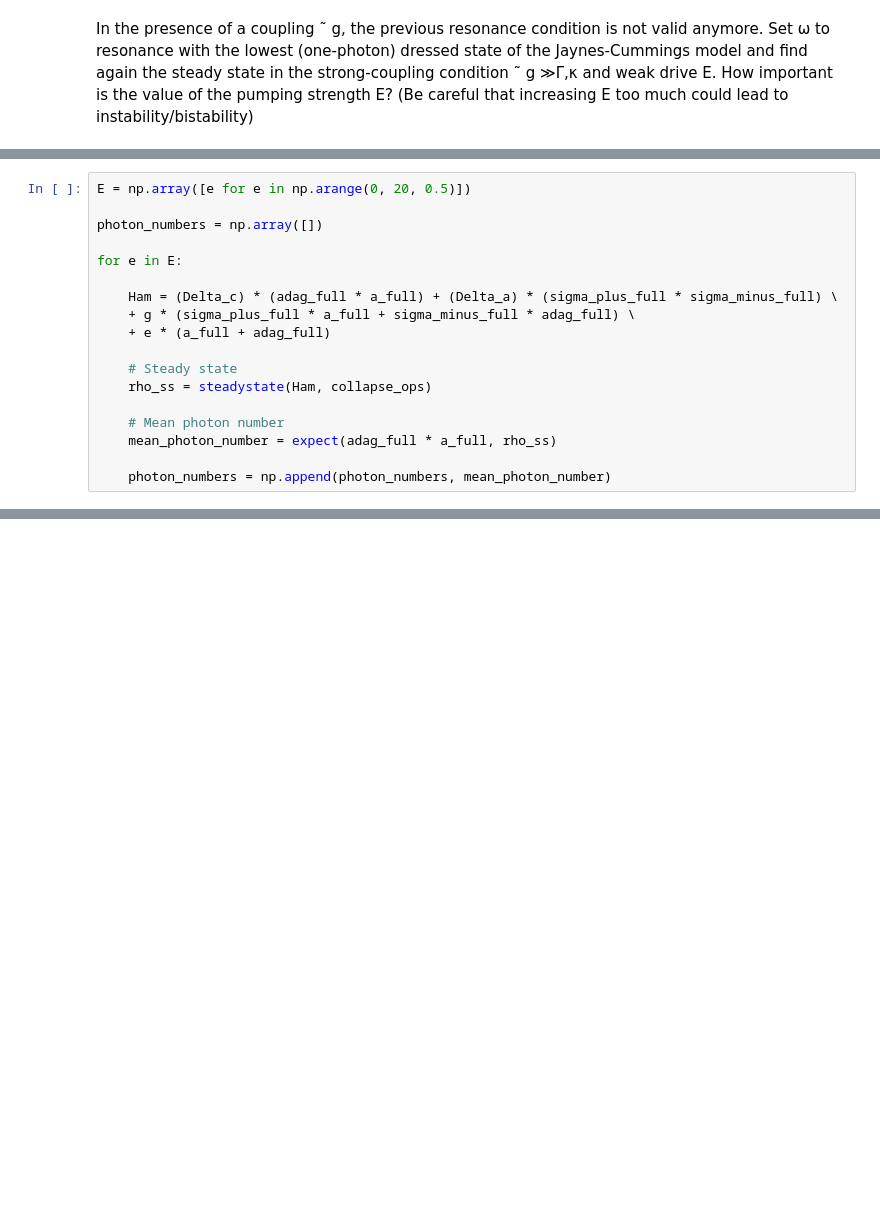
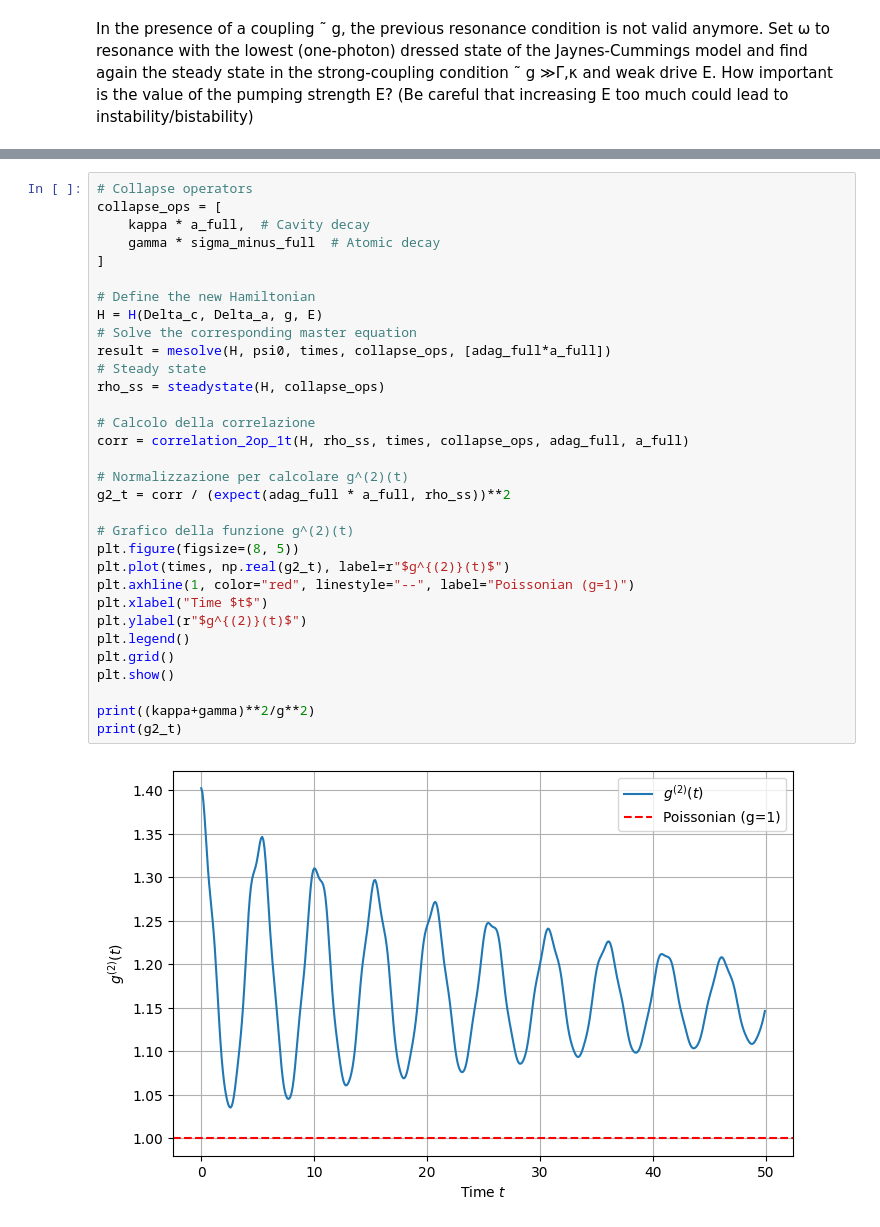
Before and after one commit to GiacomoGasparotto/Cavity-Blockade, a Jupyter notebook: test.ipynb, the cells around one changed output, grey strips where cells are left out. Saved outputs shown, nothing was run; the diff lists cells and outputs as text; blank space fills up the shorter version.

```diff
--- a/test.ipynb
+++ b/test.ipynb
@@ -147,18 +275,0 @@ Photon state probabilities: [0.9998982921721575, 0.00010170525171411361, 2.57609
-# %%
-E = np.array([e for e in np.arange(0, 20, 0.5)])
-
-photon_numbers = np.array([])
-
-for e in E:
-
-    Ham = (Delta_c) * (adag_full * a_full) + (Delta_a) * (sigma_plus_full * sigma_minus_full) \
-    + g * (sigma_plus_full * a_full + sigma_minus_full * adag_full) \
-    + e * (a_full + adag_full)
-
-    # Steady state
-    rho_ss = steadystate(Ham, collapse_ops)
-
-    # Mean photon number
-    mean_photon_number = expect(adag_full * a_full, rho_ss)
-
-    photon_numbers = np.append(photon_numbers, mean_photon_number)
@@ -185,0 +276,34 @@ plt.show()
+# %%
+# Collapse operators
+collapse_ops = [
+    kappa * a_full,  # Cavity decay
+    gamma * sigma_minus_full  # Atomic decay
+]
+
+# Define the new Hamiltonian
+H = H(Delta_c, Delta_a, g, E)
+# Solve the corresponding master equation
+result = mesolve(H, psi0, times, collapse_ops, [adag_full*a_full])
+# Steady state
+rho_ss = steadystate(H, collapse_ops)
+
+# Calcolo della correlazione
+corr = correlation_2op_1t(H, rho_ss, times, collapse_ops, adag_full, a_full)
+
+# Normalizzazione per calcolare g^(2)(t)
+g2_t = corr / (expect(adag_full * a_full, rho_ss))**2
+
+# Grafico della funzione g^(2)(t)
+plt.figure(figsize=(8, 5))
+plt.plot(times, np.real(g2_t), label=r"$g^{(2)}(t)$")
+plt.axhline(1, color="red", linestyle="--", label="Poissonian (g=1)")
+plt.xlabel("Time $t$")
+plt.ylabel(r"$g^{(2)}(t)$")
+plt.legend()
+plt.grid()
+plt.show()
+
+print((kappa+gamma)**2/g**2)
+print(g2_t)
+# %% [output]
+[figure, added]
```
Also changed, not shown: parts of 12 cells of this notebook.
